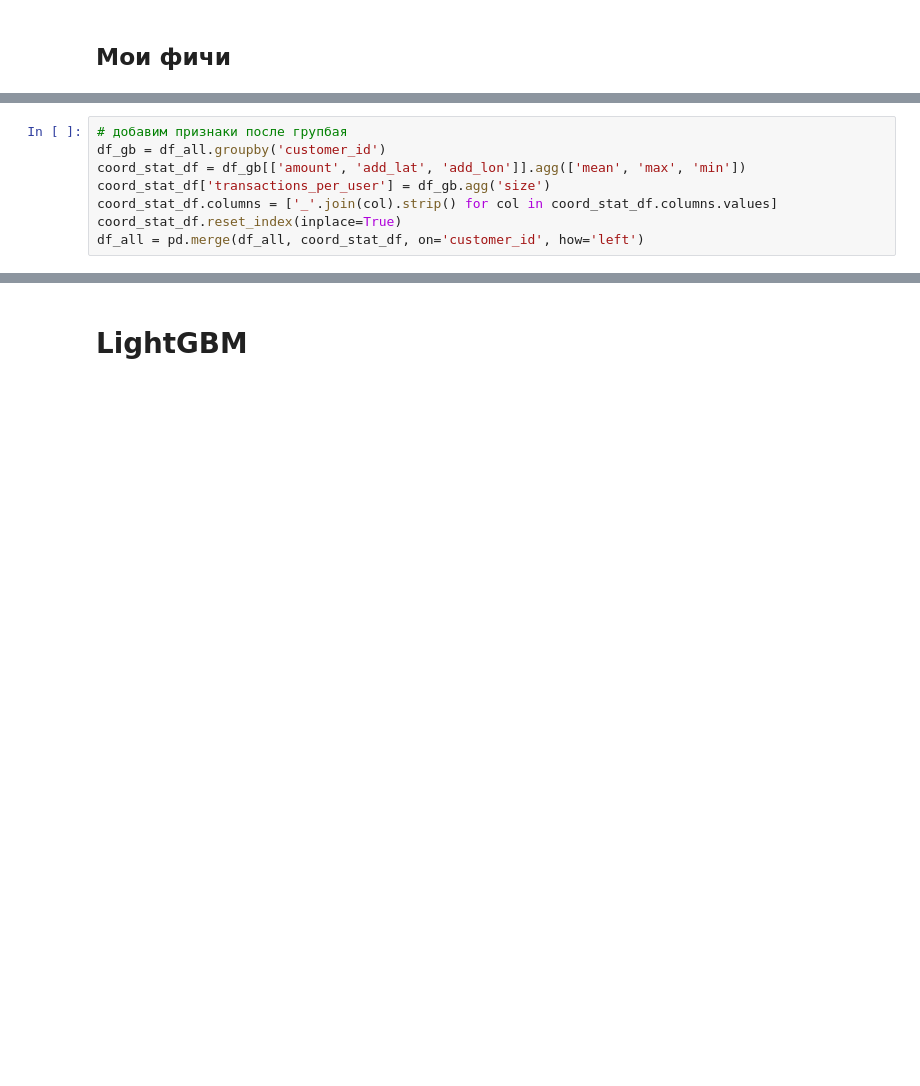
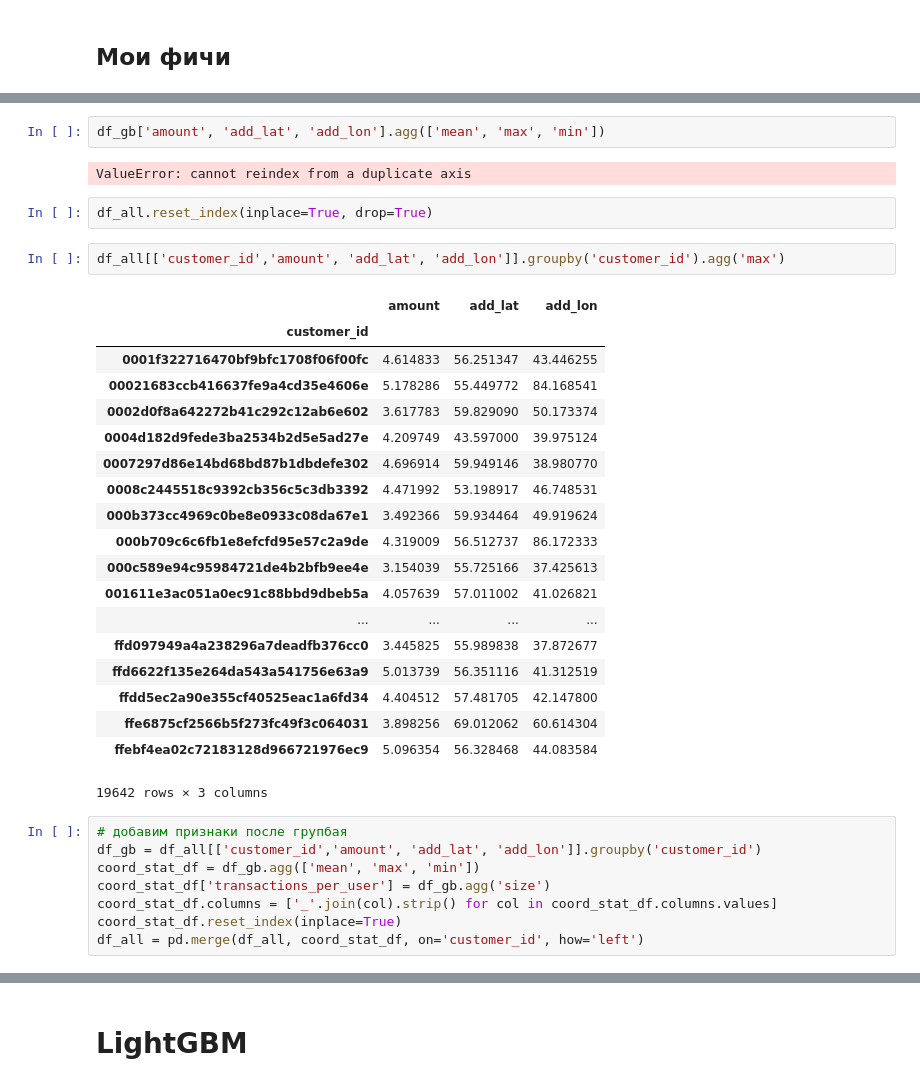
Before and after one commit to vasyarv/raif, a Jupyter notebook: notebooks/Baseline_my.ipynb, the cells around one changed output, grey strips where cells are left out. Drawn from its saved outputs; the diff is of its cells as text; blank space fills up the shorter version.

```diff
--- a/notebooks/Baseline_my.ipynb
+++ b/notebooks/Baseline_my.ipynb
@@ -190,7 +254,35 @@ df_all['ratio1'] = df_all['cid_add_trans_count'] / df_all['cid_trans_count']
+# %%
+df_gb['amount', 'add_lat', 'add_lon'].agg(['mean', 'max', 'min'])
+# %% [output]
+ValueError: cannot reindex from a duplicate axis
+# %%
+df_all.reset_index(inplace=True, drop=True)
+# %%
+df_all[['customer_id','amount', 'add_lat', 'add_lon']].groupby('customer_id').agg('max')
+# %% [output]
+|  | amount | add_lat | add_lon |
+| customer_id |  |  |  |
+| 0001f322716470bf9bfc1708f06f00fc | 4.614833 | 56.251347 | 43.446255 |
+| 00021683ccb416637fe9a4cd35e4606e | 5.178286 | 55.449772 | 84.168541 |
+| 0002d0f8a642272b41c292c12ab6e602 | 3.617783 | 59.829090 | 50.173374 |
+| 0004d182d9fede3ba2534b2d5e5ad27e | 4.209749 | 43.597000 | 39.975124 |
+| 0007297d86e14bd68bd87b1dbdefe302 | 4.696914 | 59.949146 | 38.980770 |
+| 0008c2445518c9392cb356c5c3db3392 | 4.471992 | 53.198917 | 46.748531 |
+| 000b373cc4969c0be8e0933c08da67e1 | 3.492366 | 59.934464 | 49.919624 |
+| 000b709c6c6fb1e8efcfd95e57c2a9de | 4.319009 | 56.512737 | 86.172333 |
+| 000c589e94c95984721de4b2bfb9ee4e | 3.154039 | 55.725166 | 37.425613 |
+| 001611e3ac051a0ec91c88bbd9dbeb5a | 4.057639 | 57.011002 | 41.026821 |
+| ... | ... | ... | ... |
+| ffd097949a4a238296a7deadfb376cc0 | 3.445825 | 55.989838 | 37.872677 |
+| ffd6622f135e264da543a541756e63a9 | 5.013739 | 56.351116 | 41.312519 |
+| ffdd5ec2a90e355cf40525eac1a6fd34 | 4.404512 | 57.481705 | 42.147800 |
+| ffe6875cf2566b5f273fc49f3c064031 | 3.898256 | 69.012062 | 60.614304 |
+| ffebf4ea02c72183128d966721976ec9 | 5.096354 | 56.328468 | 44.083584 |
+19642 rows × 3 columns
 # %%
 # добавим признаки после групбая
-df_gb = df_all.groupby('customer_id')
-coord_stat_df = df_gb[['amount', 'add_lat', 'add_lon']].agg(['mean', 'max', 'min'])
+df_gb = df_all[['customer_id','amount', 'add_lat', 'add_lon']].groupby('customer_id')
+coord_stat_df = df_gb.agg(['mean', 'max', 'min'])
 coord_stat_df['transactions_per_user'] = df_gb.agg('size')
 coord_stat_df.columns = ['_'.join(col).strip() for col in coord_stat_df.columns.values]
 coord_stat_df.reset_index(inplace=True)
```
Also changed, not shown: parts of 20 cells of this notebook.
